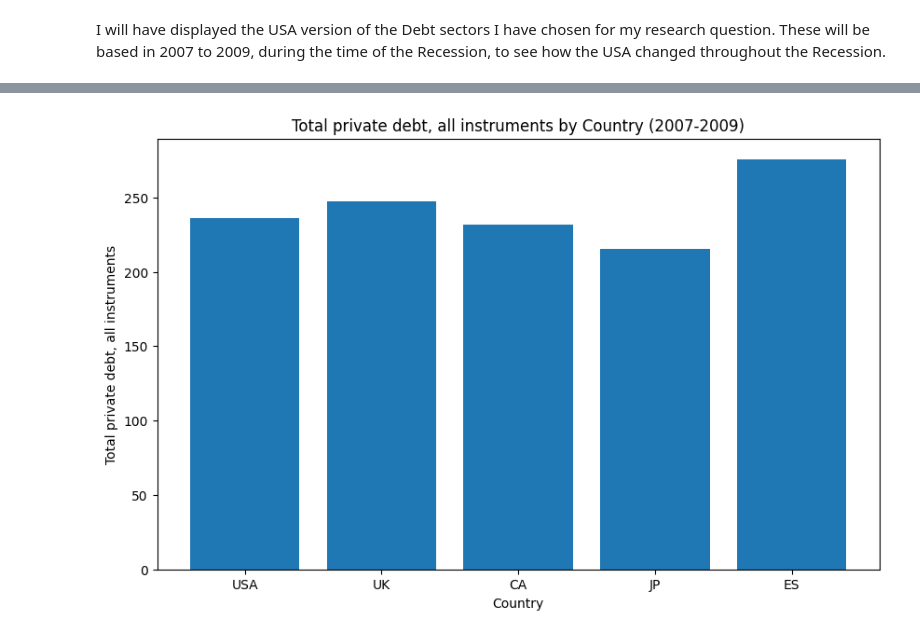
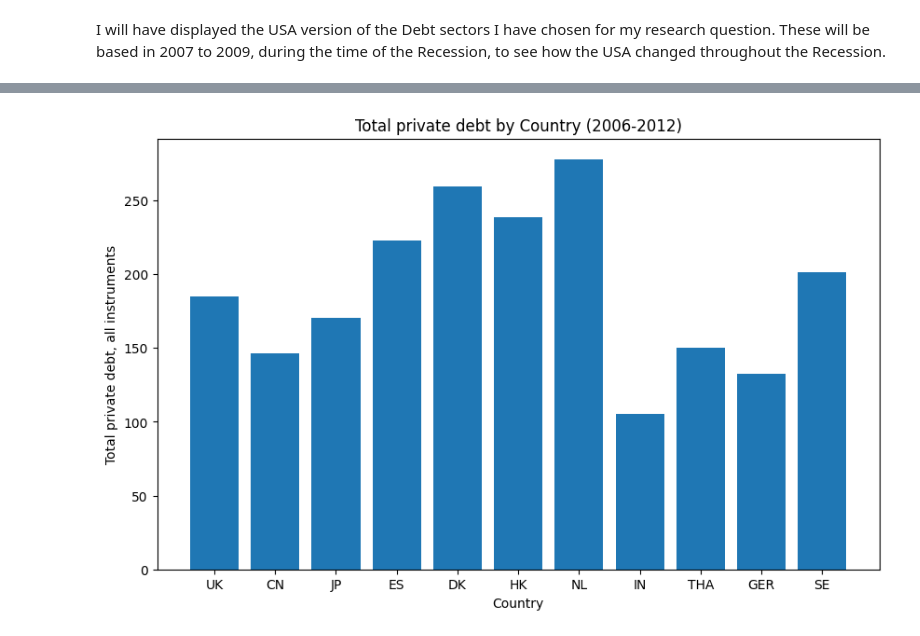
Before and after one commit to miguelorduna360-alt/Debt, a Jupyter notebook: GlobalDebtDataset.ipynb, the cells around one changed output, grey strips where cells are left out. Cells and saved outputs as stored; diff of their text form; code cells hidden in the pictures.

```diff
--- a/GlobalDebtDataset.ipynb
+++ b/GlobalDebtDataset.ipynb
@@ -120,28 +246,54 @@ debtUK_df = debtUK_df.apply(pd.to_numeric, errors='coerce')
 debtUK_df.fillna(0, inplace=True)
 
 
-debtCA_df = debtCA_df.apply(pd.to_numeric, errors='coerce')
-debtCA_df.fillna(0, inplace=True)
+debtCN_df = debtCN_df.apply(pd.to_numeric, errors='coerce')
+debtCN_df.fillna(0, inplace=True)
 
 
 debtJP_df = debtJP_df.apply(pd.to_numeric, errors='coerce')
 debtJP_df.fillna(0, inplace=True)
 
-
 debtES_df = debtES_df.apply(pd.to_numeric, errors='coerce')
 debtES_df.fillna(0, inplace=True)
+
+debtDK_df = debtDK_df.apply(pd.to_numeric, errors='coerce')
+debtDK_df.fillna(0, inplace=True)
+
+debtHK_df = debtHK_df.apply(pd.to_numeric, errors='coerce')
+debtHK_df.fillna(0, inplace=True)
+
+debtNL_df = debtNL_df.apply(pd.to_numeric, errors='coerce')
+debtNL_df.fillna(0, inplace=True)
+
+debtIN_df = debtIN_df.apply(pd.to_numeric, errors='coerce')
+debtIN_df.fillna(0, inplace=True)
+
+debtTHA_df = debtTHA_df.apply(pd.to_numeric, errors='coerce')
+debtTHA_df.fillna(0, inplace=True)
+
+debtGER_df = debtGER_df.apply(pd.to_numeric, errors='coerce')
+debtGER_df.fillna(0, inplace=True)
+
+debtSE_df = debtSE_df.apply(pd.to_numeric, errors='coerce')
+debtSE_df.fillna(0, inplace=True)
 # %% [markdown]
 Here I have made a new column for Countries in their Initial Form as well as combining every dataset from every country into a Combinded version with the countries I chose. Then I filtered with setting conditionals and then have a finalized, perfect for the 2008 recession timeline.
 # %%
-debtUSA_df['Country'] = 'USA'
 debtUK_df['Country'] = 'UK'
-debtCA_df['Country'] = 'CA'
+debtCN_df['Country'] = 'CN'
 debtJP_df['Country'] = 'JP'
 debtES_df['Country'] = 'ES'
+debtSE_df['Country'] = 'SE'
+debtDK_df['Country'] = 'DK'
+debtHK_df['Country'] = 'HK'
+debtNL_df['Country'] = 'NL'
+debtIN_df['Country'] = 'IN'
+debtTHA_df['Country'] = 'THA'
+debtGER_df['Country'] = 'GER'
 
-combinded_df = pd.concat([debtUSA_df, debtUK_df, debtCA_df, debtJP_df, debtES_df])
+combinded_df = pd.concat([debtUK_df, debtCN_df, debtJP_df, debtES_df, debtDK_df, debtHK_df, debtNL_df, debtIN_df, debtTHA_df, debtGER_df, debtSE_df])
 
-filteredDebt_df = combinded_df[(combinded_df['Year'] >= 2007) & (combinded_df['Year'] <= 2009)]
+filteredDebt_df = combinded_df[(combinded_df['Year'] >= 2006) & (combinded_df['Year'] <= 2012)]
 filteredDebt_df
 # %% [output]
 |  | Year | Total private debt, all instruments | Total private debt, loans and deb... | Household debt, all instruments | Household debt, loans and debt se... | ... |
@@ -236,14 +388,14 @@ filteredDebt_df.describe()
 # %%
 x = filteredDebt_df["Country"]
-y = filteredDebt_df["Total private debt, all instruments"]
+y = filteredDebt_df["Total private debt, loans and debt securities"]
 
 plt.figure(figsize=(10, 6))
 plt.bar(x, y)
 
-plt.title("Total private debt, all instruments by Country (2007-2009)")
+plt.title("Total private debt by Country (2006-2012)")
 plt.xlabel("Country")
 plt.ylabel("Total private debt, all instruments")
 
 plt.show()
 # %% [output]
-[figure, old version]
+[figure, new version]
```
Also changed, not shown: parts of 24 cells of this notebook.
